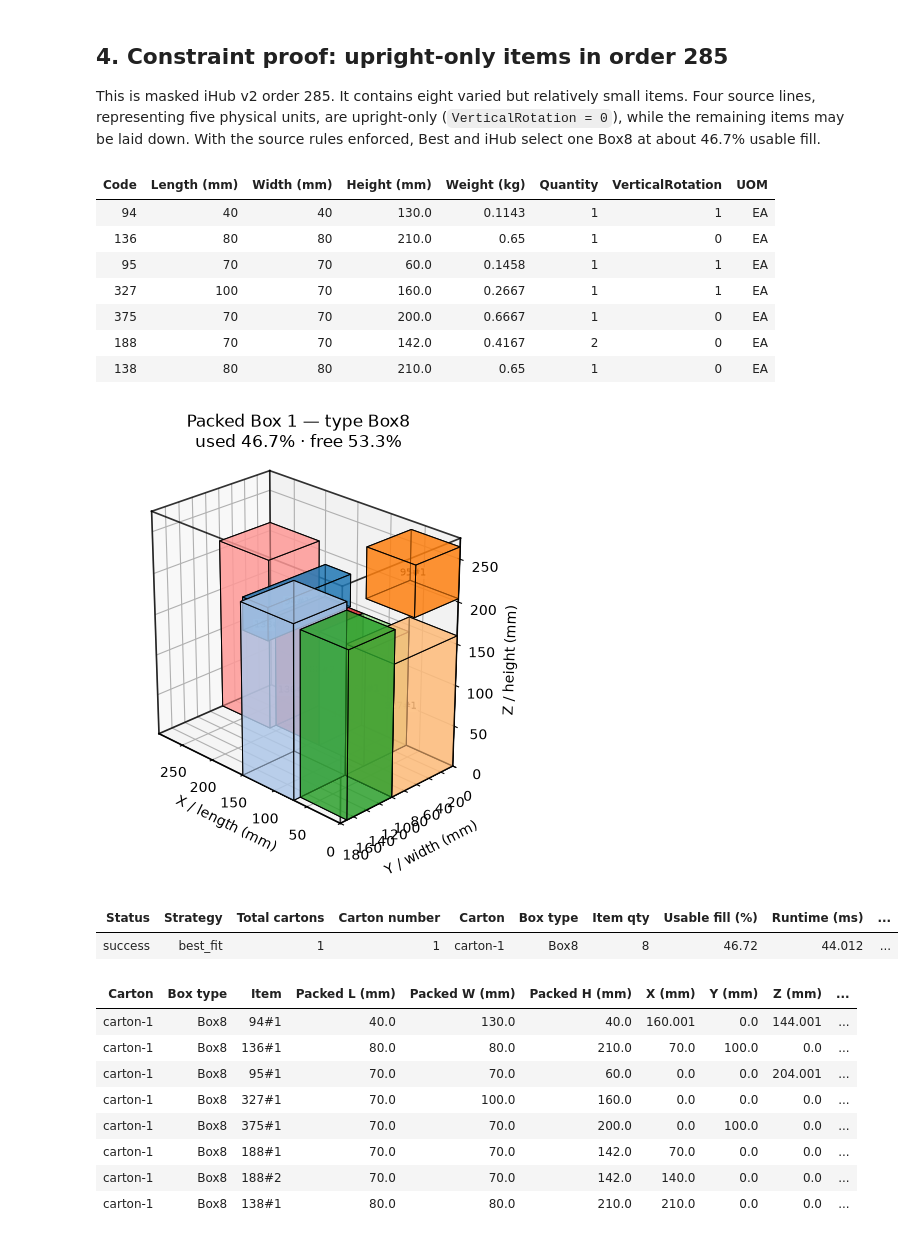
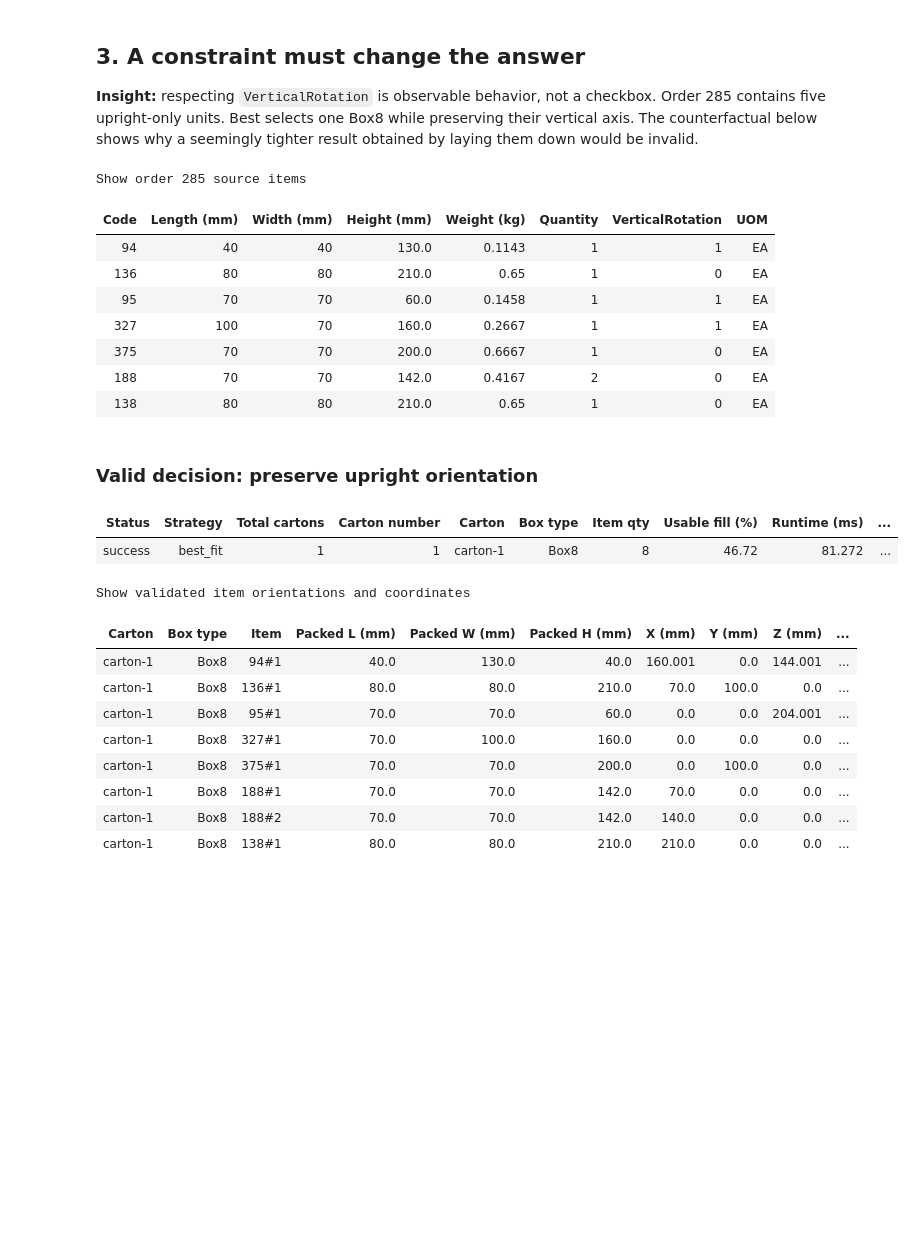
Before and after one commit to Voycepeh/ihubsolutions-capstone-project, a Jupyter notebook: notebooks/Solver Demo.ipynb, the cells around one changed output. Cells and saved outputs as stored; diff of their text form; code cells hidden in the pictures; blank space fills up the shorter version.

```diff
--- a/notebooks/Solver Demo.ipynb
+++ b/notebooks/Solver Demo.ipynb
@@ -119,17 +134,24 @@ display_table(item_rows_80, [
 | 332 | 60 | 60 | 120.0 | 0.2083 | 1 | 1 | EA |
 | 73 | 50 | 50 | 90.0 | 0.0722 | 1 | 1 | EA |
 # %%
-order_80_result = solve_order(
-    order_80,
-    boxes,
-    mode='fast',
-    high_item_count_threshold=high_item_count_threshold,
-    high_item_count_max_fill_pct=high_item_count_max_fill_pct,
-    max_fill_pct=max_fill_pct,
-    bin_buffer=bin_buffer,
-    dimension_unit='mm',
-    logs=True,
-    visualize=True,
-)
-display_result(order_80_result)
+order_80_log = StringIO()
+with redirect_stdout(order_80_log):
+    order_80_result = solve_order(
+        order_80,
+        boxes,
+        mode='fast',
+        high_item_count_threshold=high_item_count_threshold,
+        high_item_count_max_fill_pct=high_item_count_max_fill_pct,
+        max_fill_pct=max_fill_pct,
+        bin_buffer=bin_buffer,
+        dimension_unit='mm',
+        logs=True,
+    )
+
+order_80_summary, order_80_placements = result_tables(order_80_result)
+display(Markdown('### Decision: one Box4, validated'))
+display(order_80_summary)
+visualize_result(order_80_result)
+show_details('Show all item placements', order_80_placements)
+show_details('Show the full carton-screening and 3D-search trace', order_80_log.getvalue())
 # %% [output]
@@ -165,7 +174,7 @@ Not selected: Box2, Box8, Box5, Box6, Box9. Passing the initial screen does not
 # %% [markdown]
-## 4. Constraint proof: upright-only items in order 285
+## 3. A constraint must change the answer
 
-This is masked iHub v2 order 285. It contains eight varied but relatively small items. Four source lines, representing five physical units, are upright-only (`VerticalRotation = 0`), while the remaining items may be laid down. With the source rules enforced, Best and iHub select one Box8 at about 46.7% usable fill.
+**Insight:** respecting `VerticalRotation` is observable behavior, not a checkbox. Order 285 contains five upright-only units. Best selects one Box8 while preserving their vertical axis. The counterfactual below shows why a seemingly tighter result obtained by laying them down would be invalid.
 # %%
 source_order_285 = ihub_records[285]['input']
 items_order_285 = [dict(item) for item in source_order_285['Items']['ItemsList']]
@@ -181,11 +190,12 @@ item_rows_285 = [
     }
     for item in items_order_285
 ]
-display_table(item_rows_285, [
+show_details('Show order 285 source items', make_table(item_rows_285, [
     'Code', 'Length (mm)', 'Width (mm)', 'Height (mm)', 'Weight (kg)',
     'Quantity', 'VerticalRotation', 'UOM',
-])
+]))
 # %% [output]
+Show order 285 source items
 | Code | Length (mm) | Width (mm) | Height (mm) | Weight (kg) | Quantity | VerticalRotation | UOM |
 | 94 | 40 | 40 | 130.0 | 0.1143 | 1 | 1 | EA |
 | 136 | 80 | 80 | 210.0 | 0.65 | 1 | 0 | EA |
@@ -197,20 +207,23 @@ display_table(item_rows_285, [
 # %%
 order_285_result = solve_order(
     order_285,
     boxes,
     mode='best',
     high_item_count_threshold=high_item_count_threshold,
     high_item_count_max_fill_pct=high_item_count_max_fill_pct,
     max_fill_pct=max_fill_pct,
     bin_buffer=bin_buffer,
     dimension_unit='mm',
-    visualize=True,
 )
-display_result(order_285_result)
+order_285_summary, order_285_placements = result_tables(order_285_result)
+display(Markdown('### Valid decision: preserve upright orientation'))
+display(order_285_summary)
+show_details('Show validated item orientations and coordinates', order_285_placements)
 # %% [output]
-[figure, removed]
+### Valid decision: preserve upright orientation
 | Status | Strategy | Total cartons | Carton number | Carton | Box type | Item qty | Usable fill (%) | Runtime (ms) | ... |
-| success | best_fit | 1 | 1 | carton-1 | Box8 | 8 | 46.72 | 44.012 | ... |
+| success | best_fit | 1 | 1 | carton-1 | Box8 | 8 | 46.72 | 81.272 | ... |
+Show validated item orientations and coordinates
 | Carton | Box type | Item | Packed L (mm) | Packed W (mm) | Packed H (mm) | X (mm) | Y (mm) | Z (mm) | ... |
 | carton-1 | Box8 | 94#1 | 40.0 | 130.0 | 40.0 | 160.001 | 0.0 | 144.001 | ... |
 | carton-1 | Box8 | 136#1 | 80.0 | 80.0 | 210.0 | 70.0 | 100.0 | 0.0 | ... |
```
Also changed, not shown: parts of 25 cells of this notebook.
